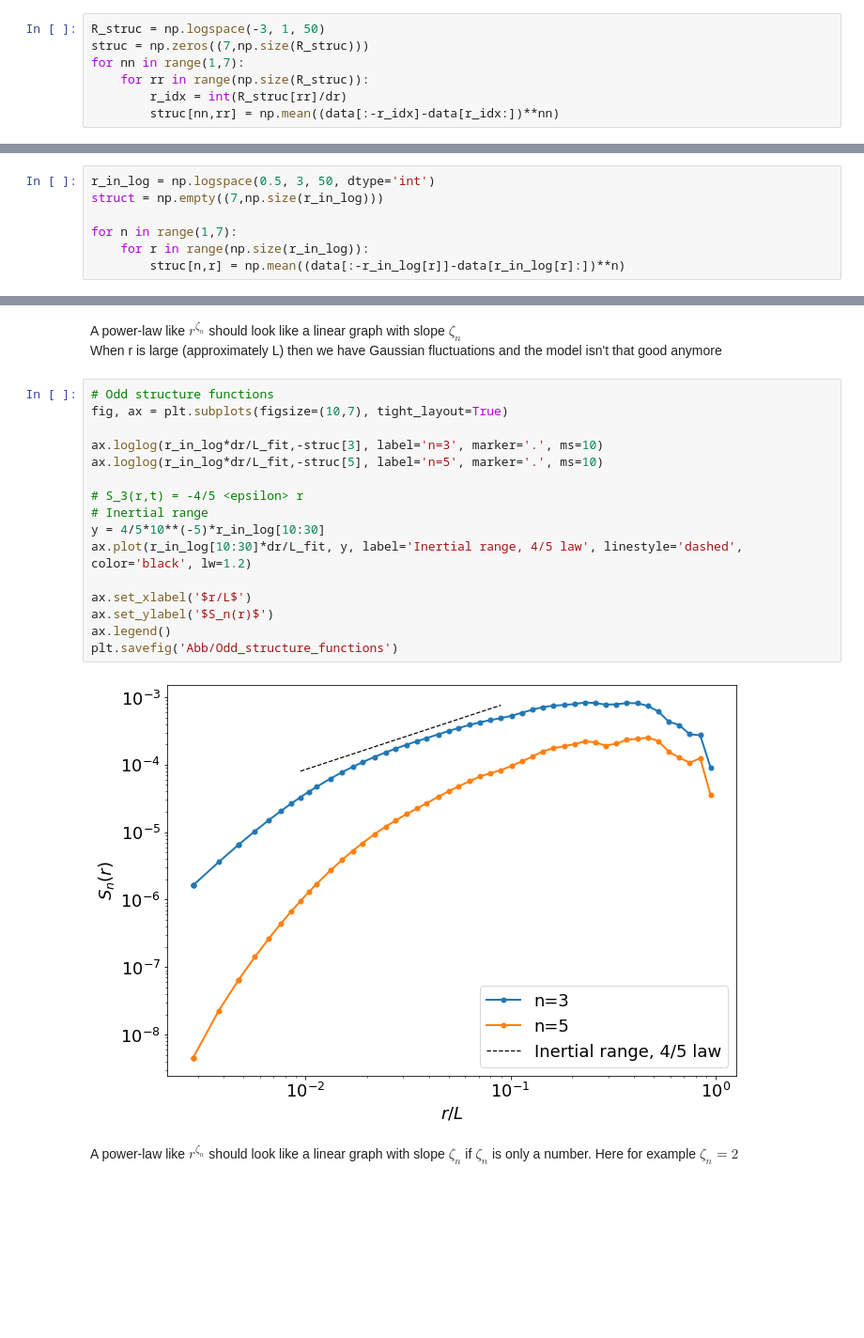
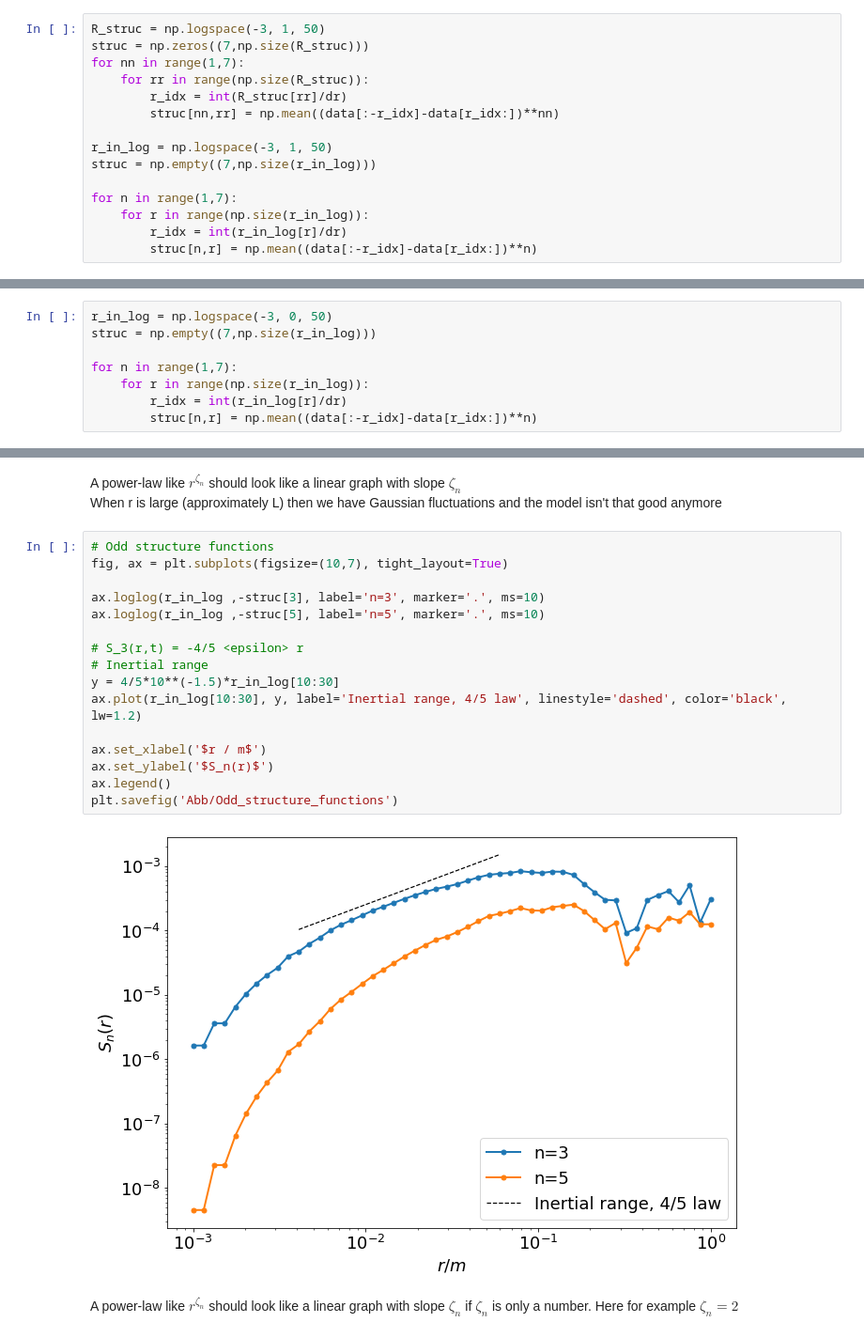
Before and after one commit to T1mors/Fluiddynamik, a Jupyter notebook: Turbulence Analysis.ipynb, the cells around one changed output, grey strips where cells are left out. Shown at 94% size. Saved outputs shown, nothing was run; the diff lists cells and outputs as text; blank space fills up the shorter version.

```diff
--- a/Turbulence Analysis.ipynb
+++ b/Turbulence Analysis.ipynb
@@ -315,3 +315,11 @@ for nn in range(1,7):
     for rr in range(np.size(R_struc)):
         r_idx = int(R_struc[rr]/dr)
         struc[nn,rr] = np.mean((data[:-r_idx]-data[r_idx:])**nn)
+
+r_in_log = np.logspace(-3, 1, 50)
+struc = np.empty((7,np.size(r_in_log)))
+
+for n in range(1,7):
+    for r in range(np.size(r_in_log)):
+        r_idx = int(r_in_log[r]/dr)
+        struc[n,r] = np.mean((data[:-r_idx]-data[r_idx:])**n)
@@ -348,12 +340,13 @@ plt.savefig('even_struc.pdf', bbox_inches='tight')
 # %% [output]
 [figure]
 # %%
-r_in_log = np.logspace(0.5, 3, 50, dtype='int')
-struct = np.empty((7,np.size(r_in_log)))
+r_in_log = np.logspace(-3, 0, 50)
+struc = np.empty((7,np.size(r_in_log)))
 
 for n in range(1,7):
     for r in range(np.size(r_in_log)):
-        struc[n,r] = np.mean((data[:-r_in_log[r]]-data[r_in_log[r]:])**n)
+        r_idx = int(r_in_log[r]/dr)
+        struc[n,r] = np.mean((data[:-r_idx]-data[r_idx:])**n)
 # %%
 # Even structure functions
 fig, ax = plt.subplots(figsize=(10,7), tight_layout=True)
@@ -375,21 +368,21 @@ When r is large (approximately L) then we have Gaussian fluctuations and the mod
 # %%
 # Odd structure functions
 fig, ax = plt.subplots(figsize=(10,7), tight_layout=True)
 
-ax.loglog(r_in_log*dr/L_fit,-struc[3], label='n=3', marker='.', ms=10)
-ax.loglog(r_in_log*dr/L_fit,-struc[5], label='n=5', marker='.', ms=10)
+ax.loglog(r_in_log ,-struc[3], label='n=3', marker='.', ms=10)
+ax.loglog(r_in_log ,-struc[5], label='n=5', marker='.', ms=10)
 
 # S_3(r,t) = -4/5 <epsilon> r
 # Inertial range
-y = 4/5*10**(-5)*r_in_log[10:30]
-ax.plot(r_in_log[10:30]*dr/L_fit, y, label='Inertial range, 4/5 law', linestyle='dashed', color='black', lw=1.2)
+y = 4/5*10**(-1.5)*r_in_log[10:30]
+ax.plot(r_in_log[10:30], y, label='Inertial range, 4/5 law', linestyle='dashed', color='black', lw=1.2)
 
-ax.set_xlabel('$r/L$')
+ax.set_xlabel('$r / m$')
 ax.set_ylabel('$S_n(r)$')
 ax.legend()
 plt.savefig('Abb/Odd_structure_functions')
 # %% [output]
-[figure, old version]
+[figure, new version]
 # %% [markdown]
 A power-law like $r^{\zeta_n}$ should look like a linear graph with slope $\zeta_n$ if $\zeta_n$ is only a number. Here for example $\zeta_n = 2$
 # %%
```
Also changed, not shown: parts of 18 cells of this notebook, 6 other files.
